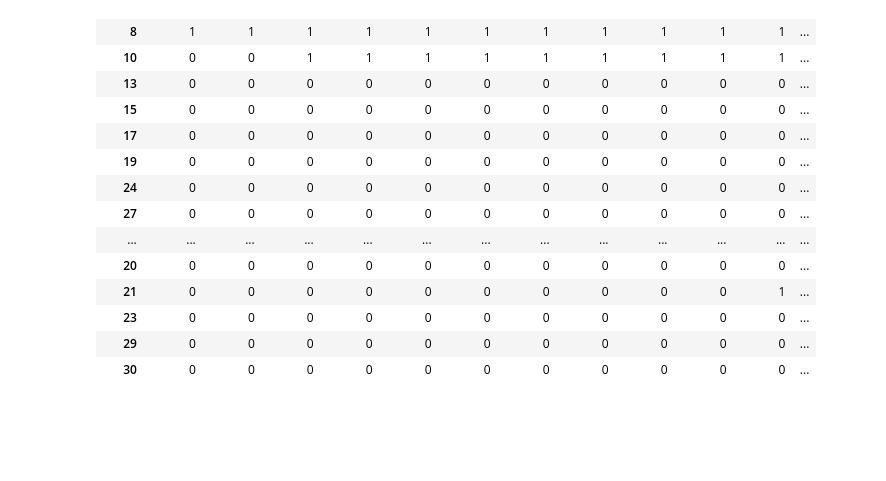
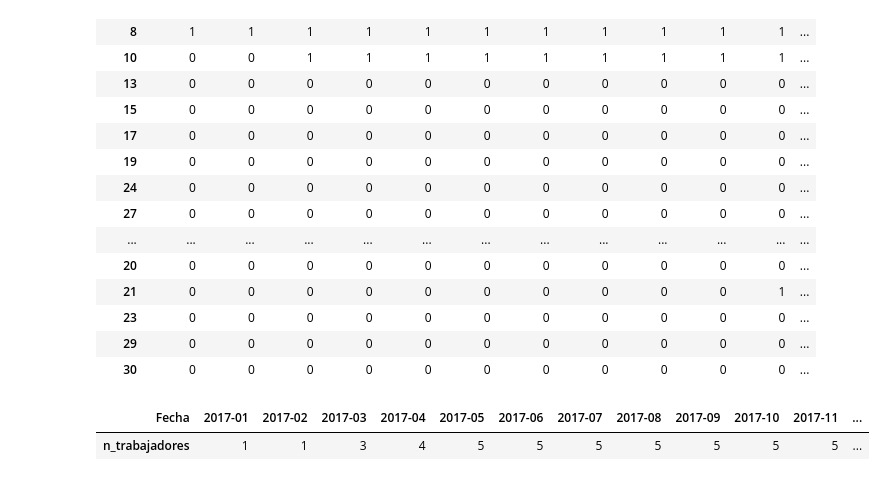
Before and after one commit to GarganoNicolas/EVDVai_DataEng, a Jupyter notebook: EDVai_1_DataEng.ipynb, the cells around one changed output. Cells and saved outputs as stored; diff of their text form; code cells hidden in the pictures; blank space fills up the shorter version.

```diff
--- a/EDVai_1_DataEng.ipynb
+++ b/EDVai_1_DataEng.ipynb
@@ -395,3 +399,10 @@ calendario
 | 23 | 0 | 0 | 0 | 0 | 0 | 0 | 0 | 0 | 0 | 0 | 0 | ... |
 | 29 | 0 | 0 | 0 | 0 | 0 | 0 | 0 | 0 | 0 | 0 | 0 | ... |
 | 30 | 0 | 0 | 0 | 0 | 0 | 0 | 0 | 0 | 0 | 0 | 0 | ... |
+# %%
+Trabajadores = calendario.sum().to_frame()
+Trabajadores.rename(columns={0: 'n_trabajadores'}, inplace=True)
+Trabajadores.T
+# %% [output]
+| Fecha | 2017-01 | 2017-02 | 2017-03 | 2017-04 | 2017-05 | 2017-06 | 2017-07 | 2017-08 | 2017-09 | 2017-10 | 2017-11 | ... |
+| n_trabajadores | 1 | 1 | 3 | 4 | 5 | 5 | 5 | 5 | 5 | 5 | 5 | ... |
```
Also changed, not shown: parts of 9 cells of this notebook.
